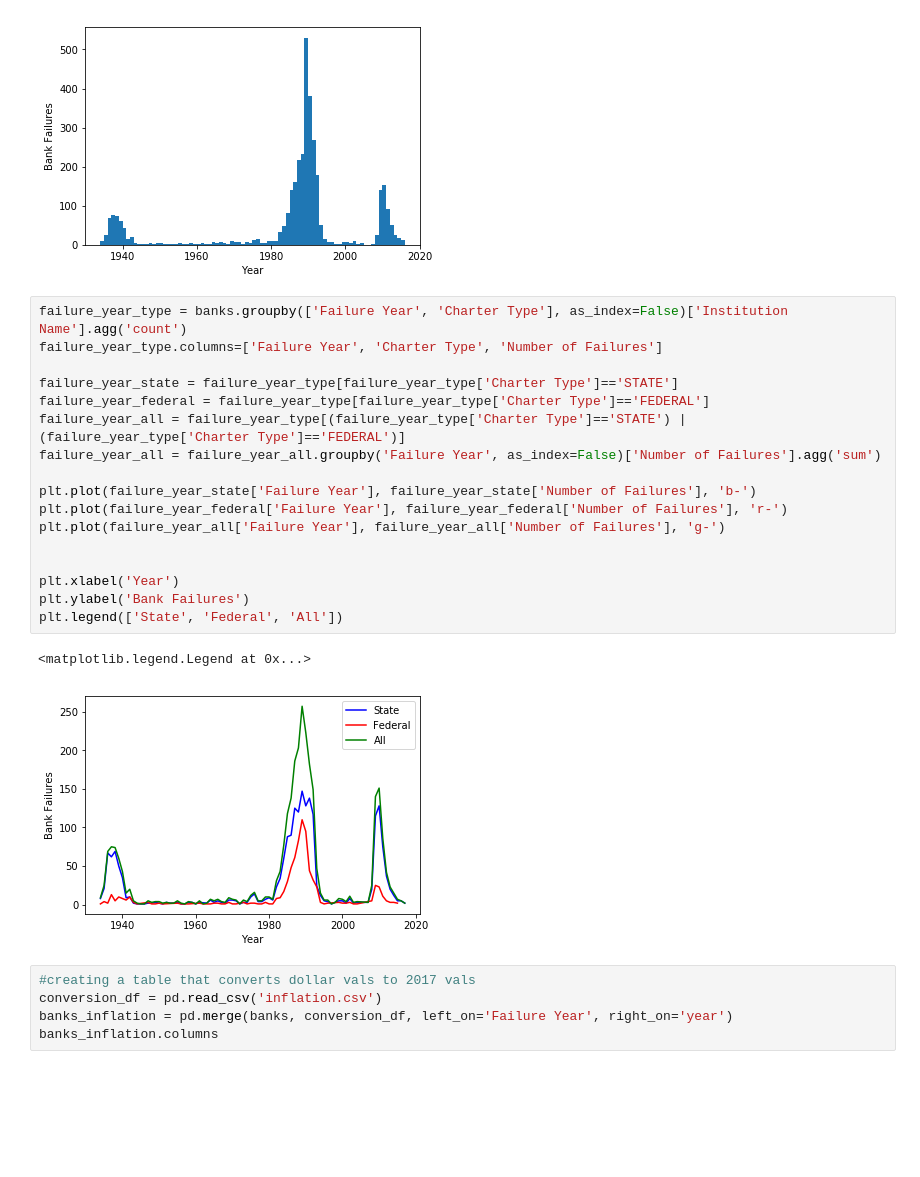
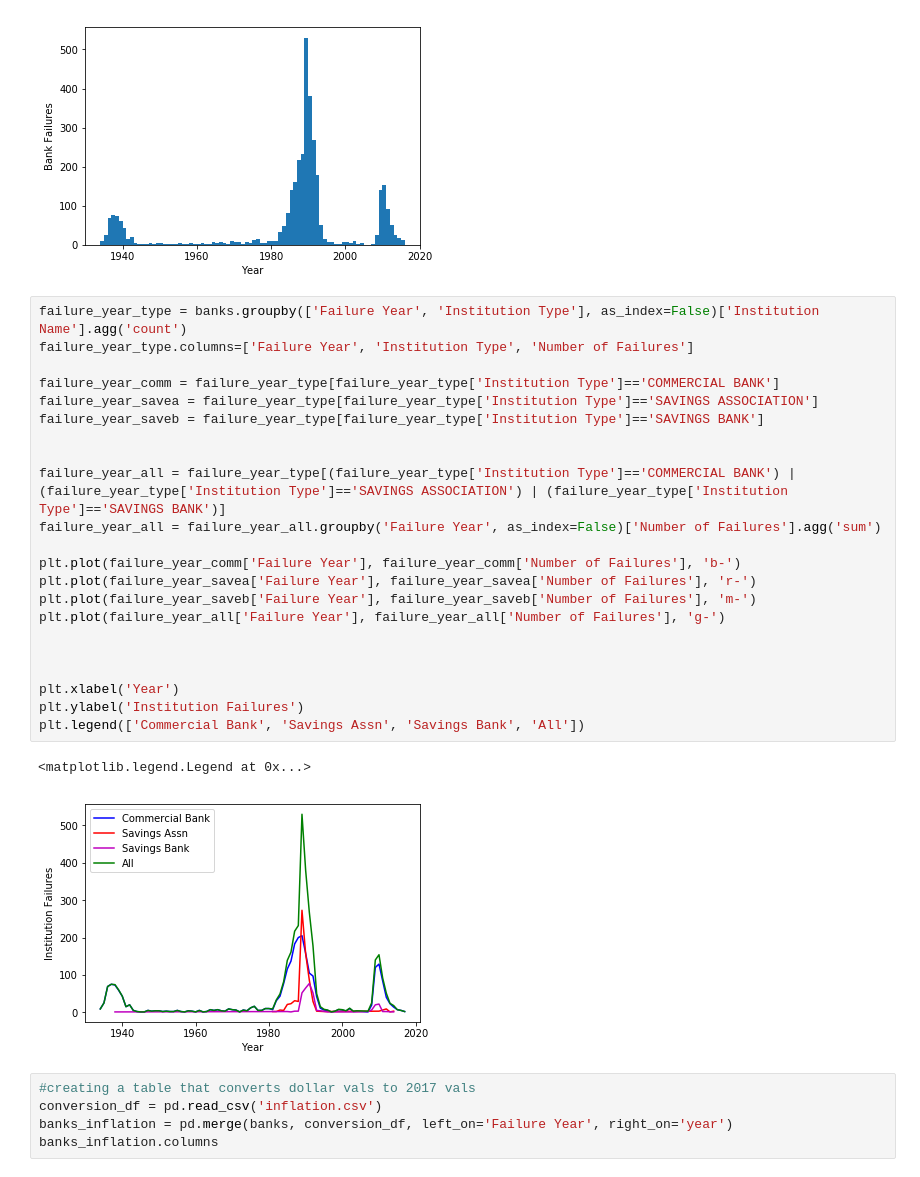
Before and after one commit to bar10009/Thinkful-Capstone-, a Jupyter notebook: Capstone Project 2018.ipynb, the cells around one changed output. Saved outputs shown, nothing was run; the diff lists cells and outputs as text; blank space fills up the shorter version.

```diff
--- a/Capstone Project 2018.ipynb
+++ b/Capstone Project 2018.ipynb
@@ -161,25 +182,30 @@ plt.ylabel('Bank Failures')
 Text(0,0.5,'Bank Failures')
 [figure]
 # %%
-failure_year_type = banks.groupby(['Failure Year', 'Charter Type'], as_index=False)['Institution Name'].agg('count')
-failure_year_type.columns=['Failure Year', 'Charter Type', 'Number of Failures']
+failure_year_type = banks.groupby(['Failure Year', 'Institution Type'], as_index=False)['Institution Name'].agg('count')
+failure_year_type.columns=['Failure Year', 'Institution Type', 'Number of Failures']
 
-failure_year_state = failure_year_type[failure_year_type['Charter Type']=='STATE']
-failure_year_federal = failure_year_type[failure_year_type['Charter Type']=='FEDERAL']
-failure_year_all = failure_year_type[(failure_year_type['Charter Type']=='STATE') | (failure_year_type['Charter Type']=='FEDERAL')]
+failure_year_comm = failure_year_type[failure_year_type['Institution Type']=='COMMERCIAL BANK']
+failure_year_savea = failure_year_type[failure_year_type['Institution Type']=='SAVINGS ASSOCIATION']
+failure_year_saveb = failure_year_type[failure_year_type['Institution Type']=='SAVINGS BANK']
+
+
+failure_year_all = failure_year_type[(failure_year_type['Institution Type']=='COMMERCIAL BANK') | (failure_year_type['Institution Type']=='SAVINGS ASSOCIATION') | (failure_year_type['Institution Type']=='SAVINGS BANK')]
 failure_year_all = failure_year_all.groupby('Failure Year', as_index=False)['Number of Failures'].agg('sum')
 
-plt.plot(failure_year_state['Failure Year'], failure_year_state['Number of Failures'], 'b-')
-plt.plot(failure_year_federal['Failure Year'], failure_year_federal['Number of Failures'], 'r-')
+plt.plot(failure_year_comm['Failure Year'], failure_year_comm['Number of Failures'], 'b-')
+plt.plot(failure_year_savea['Failure Year'], failure_year_savea['Number of Failures'], 'r-')
+plt.plot(failure_year_saveb['Failure Year'], failure_year_saveb['Number of Failures'], 'm-')
 plt.plot(failure_year_all['Failure Year'], failure_year_all['Number of Failures'], 'g-')
 
 
+
 plt.xlabel('Year')
-plt.ylabel('Bank Failures')
-plt.legend(['State', 'Federal', 'All'])
+plt.ylabel('Institution Failures')
+plt.legend(['Commercial Bank', 'Savings Assn', 'Savings Bank', 'All'])
 # %% [output]
 <matplotlib.legend.Legend at 0x...>
-[figure, old version]
+[figure, new version]
 # %%
 #creating a table that converts dollar vals to 2017 vals
 conversion_df = pd.read_csv('inflation.csv')
```
Also changed, not shown: parts of 12 cells of this notebook.
